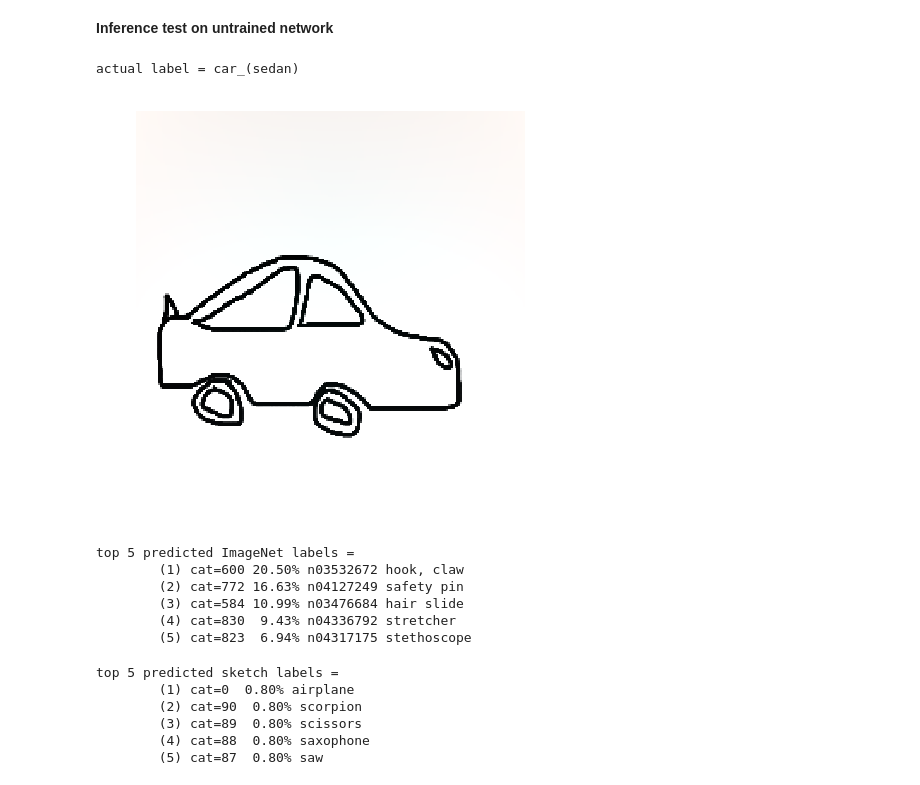
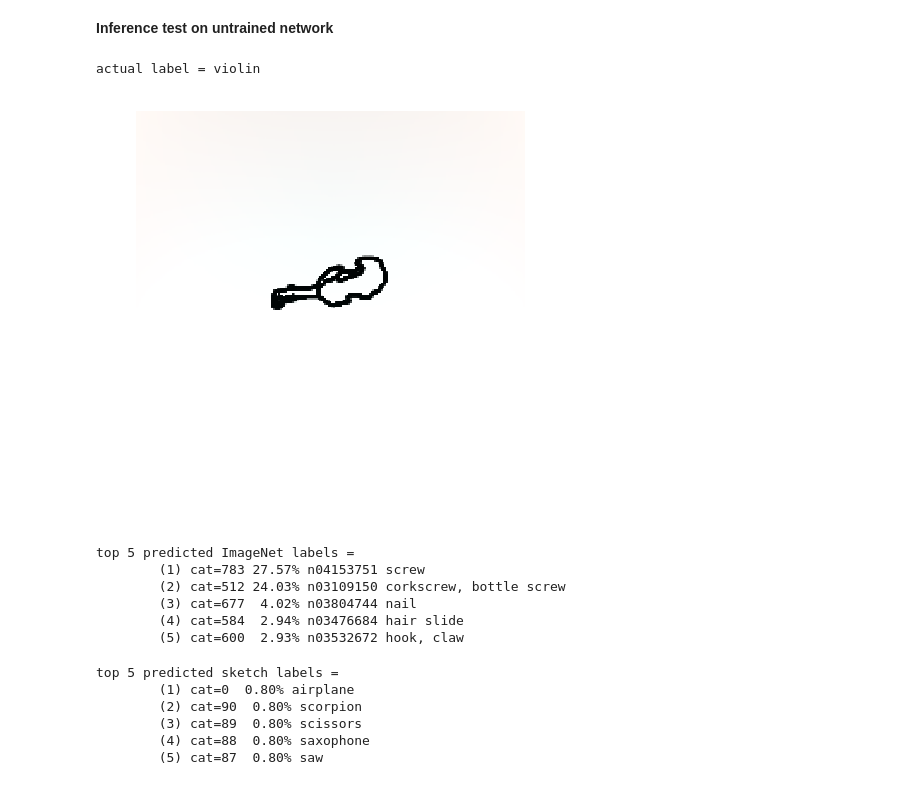
Before and after one commit to yrevar/sketchy, a Jupyter notebook: code/sketch-classification.ipynb, the cells around one changed output. Drawn from its saved outputs; the diff is of its cells as text; code cells hidden in the pictures.

```diff
--- a/code/sketch-classification.ipynb
+++ b/code/sketch-classification.ipynb
@@ -20,3 +16,24 @@ SKETCHY_DATABASE_PATH = "~/sketchy-database"
+# %%
+# Constants
+
+import os
+
+home = os.curdir
+
+if 'HOME' in os.environ:
+    home = os.environ['HOME']
+elif os.name == 'posix':
+    home = os.path.expanduser("~/")
+elif os.name == 'nt':
+    if 'HOMEPATH' in os.environ and 'HOMEDRIVE' in os.environ:
+        home = os.environ['HOMEDRIVE'] + os.environ['HOMEPATH']
+else:
+    home = os.environ['HOMEPATH']
+
+
+SKETCHY_PATH = os.path.join(home, "sketchy")
+SKETCHY_DATABASE_PATH = os.path.join(home, "sketchy-database")
+SKETCHY_NUM_SKETCH_CLASSES = 125
 # %% [markdown]
 **Issues:**
 1. stats.csv "Category" contains names with spaces, however database directory names don't contain space but underscore.
@@ -27,7 +44,7 @@ SKETCHY_DATABASE_PATH = "~/sketchy-database"
 # %%
 class SketchyDatabase(object):
 
-    DefaultSketchAugmentation = 4
+    DefaultSketchAugmentation = 3
     SketchAugmentations = ["tx_000000000000", "tx_000000000010", "tx_000000000110",
                        "tx_000000001010",  "tx_000000001110",  "tx_000100000000"]
 
@@ -44,8 +61,8 @@ class SketchyDatabase(object):
         self.__read_data()
 
         if verbose:
-            print "Number of sketches: {0}".format(len(sketchy_database.sketch_stats_df))
-            print "Number of image objects: {0}".format(len(sketchy_database.sketch_stats_df['ImageNetID'].unique()))
+            print "Number of sketches: {0}".format(len(self.sketch_stats_df))
+            print "Number of image objects: {0}".format(len(self.sketch_stats_df['ImageNetID'].unique()))
             print "Number of sketch classes: {0}".format(self.sketch_num_classes)
 
     def __read_data(self):
@@ -118,7 +135,8 @@ class SketchyDatabase(object):
         assert(split=="train" or split=="test")
 
         sketch_stats_filtered_df = self.sketch_stats_df[self.sketch_stats_df["_split"]==split]
-        with tempfile.NamedTemporaryFile(delete=False) as f:
+#         with tempfile.NamedTemporaryFile(delete=False) as f:
+        with open("./" + split + ".txt", "w") as f:
             for _,row in sketch_stats_filtered_df.iterrows():
                 f.write(row["_img_file_path"] + " " + str(row["CategoryID"]) + "\n")
         return f.name
@@ -185,7 +202,7 @@ test_img_list_file = sketchy_database.get_caffeinated_dataset(split="test")
 
 Adapted from: https://github.com/BVLC/caffe/blob/master/examples/02-fine-tuning.ipynb
 # %%
-caffe_root = os.path.expanduser('~/caffe')  # this file should be run from {caffe_root}/examples (otherwise change this line)
+caffe_root = os.path.expanduser(os.path.join(home,'caffe'))  # this file should be run from {caffe_root}/examples (otherwise change this line)
 
 import sys
 sys.path.insert(0, caffe_root + 'python')
@@ -422,22 +417,22 @@ def disp_sketch_preds(net, image, top_k):
 # %%
-batch_index = 8
+batch_index = 9
 image = sketch_data_batch[batch_index]
 plt.figure(figsize=(5,5))
 plt.imshow(deprocess_net_image(image))
 plt.axis("off")
-print 'actual label =', sketchy_sketch_labels[sketch_label_batch[batch_index]]
+print 'actual label =', sketchy_database.sketch_labels[sketch_label_batch[batch_index]]
 # %% [output]
-actual label = car_(sedan)
+actual label = violin
-[figure, old version]
+[figure, new version]
 # %%
 disp_imagenet_preds(imagenet_net, image, 5)
 # %% [output]
 top 5 predicted ImageNet labels =
-        (1) cat=600 20.50% n03532672 hook, claw
-        (2) cat=772 16.63% n04127249 safety pin
-        (3) cat=584 10.99% n03476684 hair slide
-        (4) cat=830  9.43% n04336792 stretcher
-        (5) cat=823  6.94% n04317175 stethoscope
+        (1) cat=783 27.57% n04153751 screw
+        (2) cat=512 24.03% n03109150 corkscrew, bottle screw
+        (3) cat=677  4.02% n03804744 nail
+        (4) cat=584  2.94% n03476684 hair slide
+        (5) cat=600  2.93% n03532672 hook, claw
 # %%
 disp_sketch_preds(untrained_sketch_net, image, 5)
 # %% [output]
```
Also changed, not shown: parts of 16 cells of this notebook, 22 other files.
